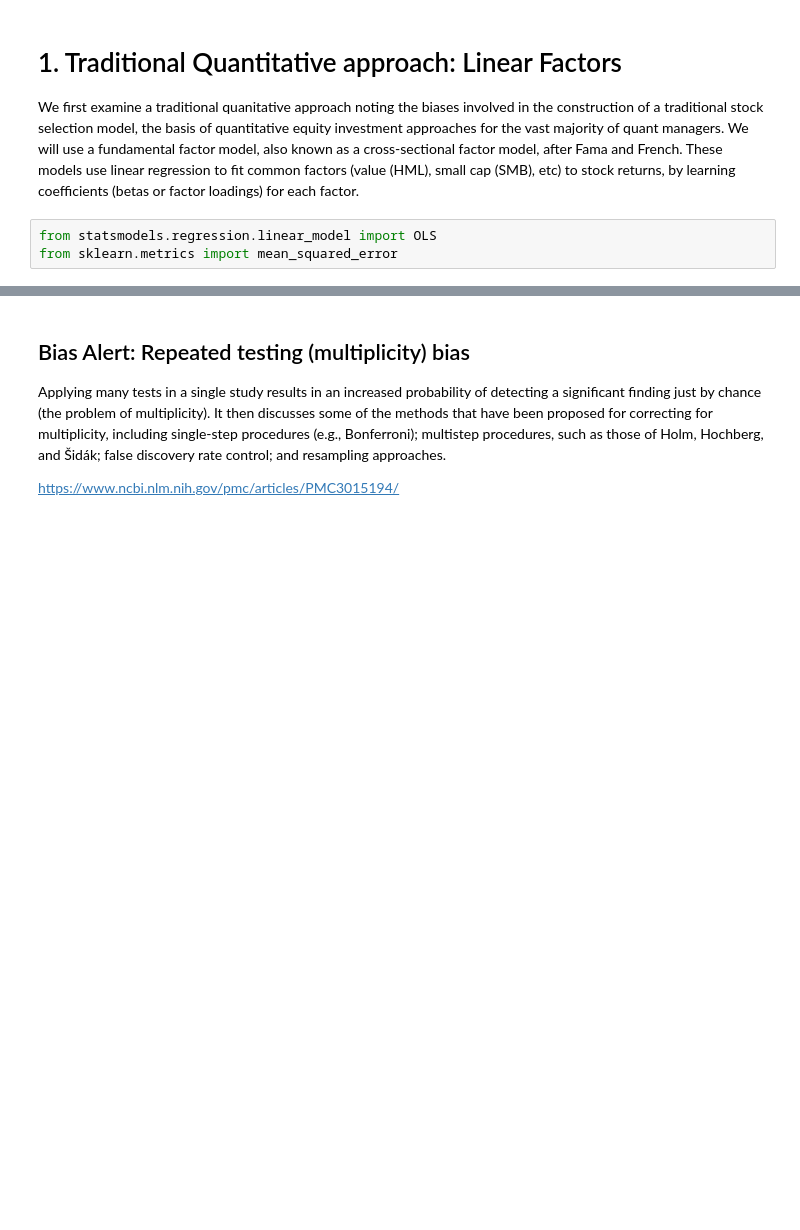
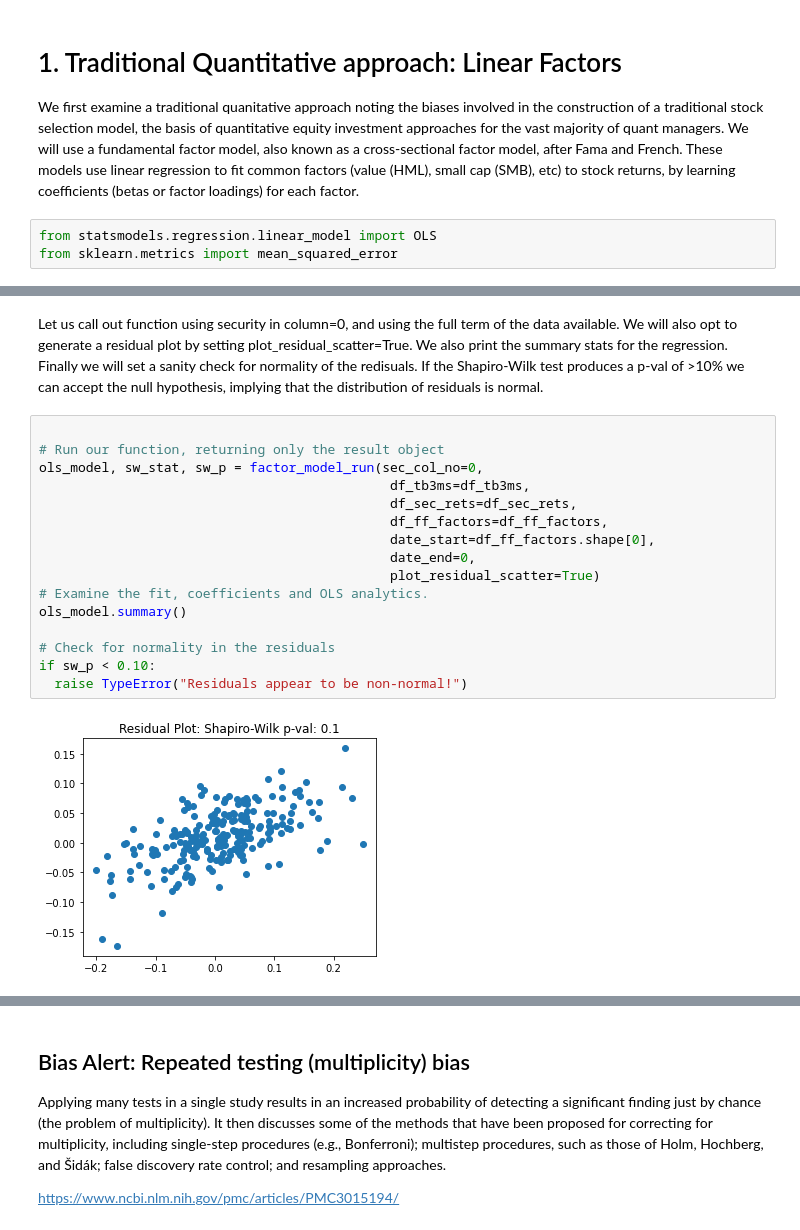
Before and after one commit to danphilps/Investment-SAI, a Jupyter notebook: M6_Investment.ipynb, the cells around one changed output, grey strips where cells are left out. Cells and saved outputs as stored; diff of their text form; blank space fills up the shorter version.

```diff
--- a/M6_Investment.ipynb
+++ b/M6_Investment.ipynb
@@ -386,0 +365,22 @@ df_sec_rets
+# %% [markdown]
+Let us call out function using security in column=0, and using the full term of the data available. We will also opt to generate a residual plot by setting plot_residual_scatter=True.
+We also print the summary stats for the regression.
+Finally we will set a sanity check for normality of the redisuals. If the Shapiro-Wilk test produces a p-val of >10\% we can accept the null hypothesis, implying that the distribution of residuals is normal.
+# %%
+
+# Run our function, returning only the result object
+ols_model, sw_stat, sw_p = factor_model_run(sec_col_no=0,
+                                             df_tb3ms=df_tb3ms,
+                                             df_sec_rets=df_sec_rets,
+                                             df_ff_factors=df_ff_factors,
+                                             date_start=df_ff_factors.shape[0],
+                                             date_end=0,
+                                             plot_residual_scatter=True)
+# Examine the fit, coefficients and OLS analytics.
+ols_model.summary()
+
+# Check for normality in the residuals
+if sw_p < 0.10:
+  raise TypeError("Residuals appear to be non-normal!")
+# %% [output]
+[figure, added]
```
Also changed, not shown: parts of 16 cells of this notebook.
